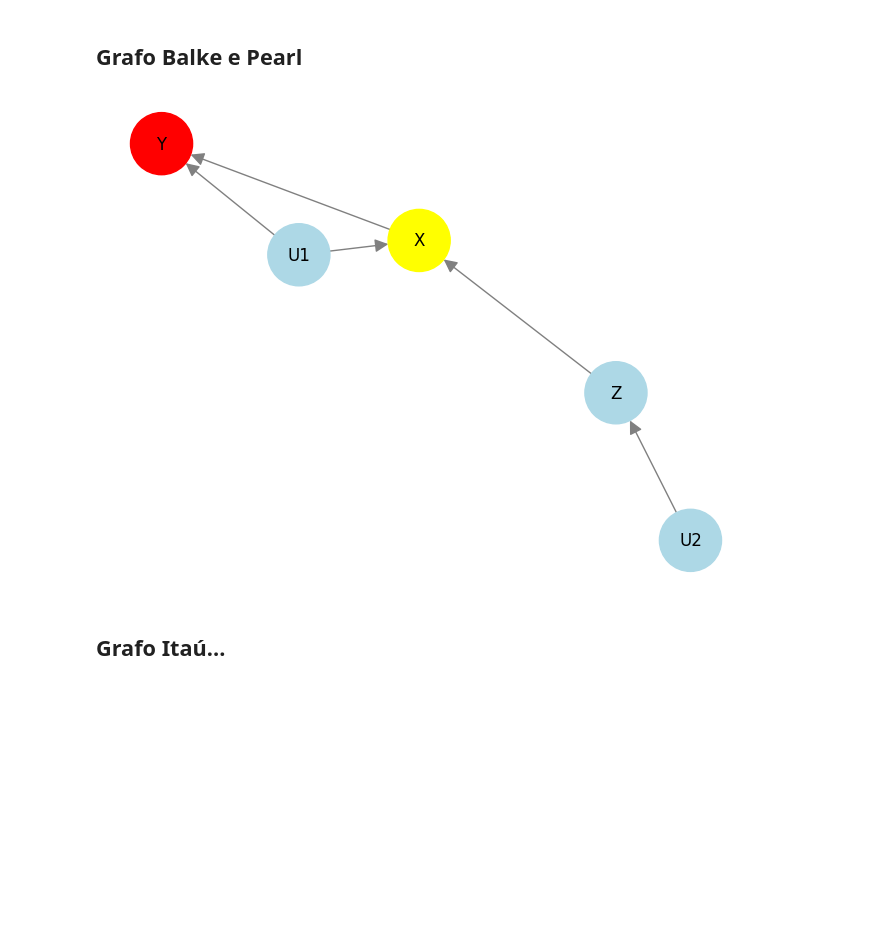
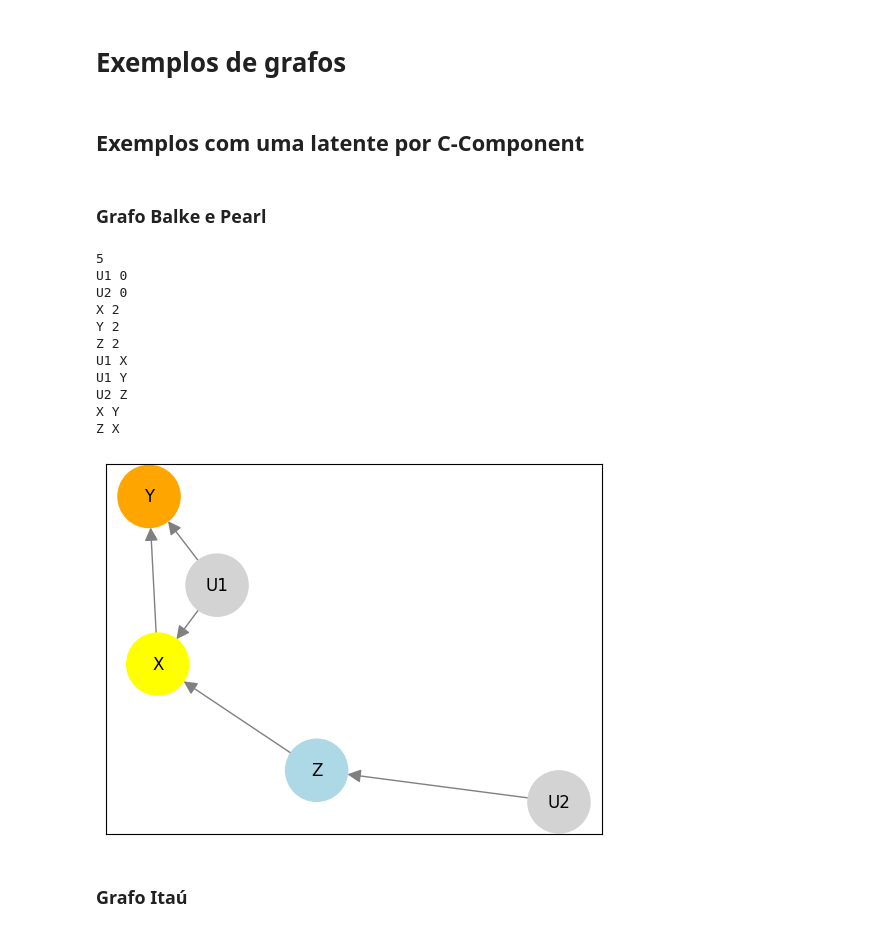
Before and after one commit to Causal-Inference-Group-C4AI/exemplos_de_grafos, a Jupyter notebook: grafos.ipynb, the cells around one changed output. Saved outputs shown, nothing was run; the diff lists cells and outputs as text; code cells hidden in the pictures; blank space fills up the shorter version.

Commit message:
Added new examples

```diff
--- a/grafos.ipynb
+++ b/grafos.ipynb
@@ -6,0 +1,2 @@ import networkx as nx
+# %% [markdown]
+# Exemplos de grafos
@@ -7,49 +5,22 @@ import networkx as nx
+# %% [markdown]
+## Exemplos com uma latente por C-Component
 # %% [markdown]
-## Grafo Balke e Pearl
+### Grafo Balke e Pearl
-# %%
-versao_joaos = """5
-5
-U1 0
-U2 0
-X 2
-Y 2
-Z 2
-U1 X
-U1 Y
-U2 Z
-X Y
-Z X"""
-
-versao_str =  "U1 -> X, U1 -> Y, U2 -> Z, X -> Y, Z -> X"
-U1 = "U1"
-U2 = "U2"
-X = "X"
-Y = "Y"
-Z = "Z"
-tuple_list = [(U1, X), (U1, Y), (U2, Z), (X, Y), (Z, X)]
-
-G = nx.DiGraph()
-G.add_edges_from(tuple_list)
-
-node_colors = []
-for node in G.nodes():
-    if node == "X":
-        node_colors.append("yellow")
-    elif node == "Y":
-        node_colors.append("red")
-    else:
-        node_colors.append("lightblue")
-
-nx.draw(
-    G,
-    with_labels=True,        # Show labels on nodes
-    node_color=node_colors,  # Color of nodes
-    edge_color="gray",       # Color of edges
-    node_size=2000,          # Size of nodes
-    font_size=12,            # Font size for labels
-    arrowsize=20,            # Arrow size for edges
-)
-# %% [output]
-[figure, removed]
+# %%
+arestas =  "U1 -> X, U1 -> Y, U2 -> Z, X -> Y, Z -> X"
+generate_example(arestas)
+# %% [output]
+5
+U1 0
+U2 0
+X 2
+Y 2
+Z 2
+U1 X
+U1 Y
+U2 Z
+X Y
+Z X
+[figure, added]
 # %% [markdown]
-## Grafo Itaú...
+### Grafo Itaú
```
Also changed, not shown: parts of 22 cells of this notebook.
